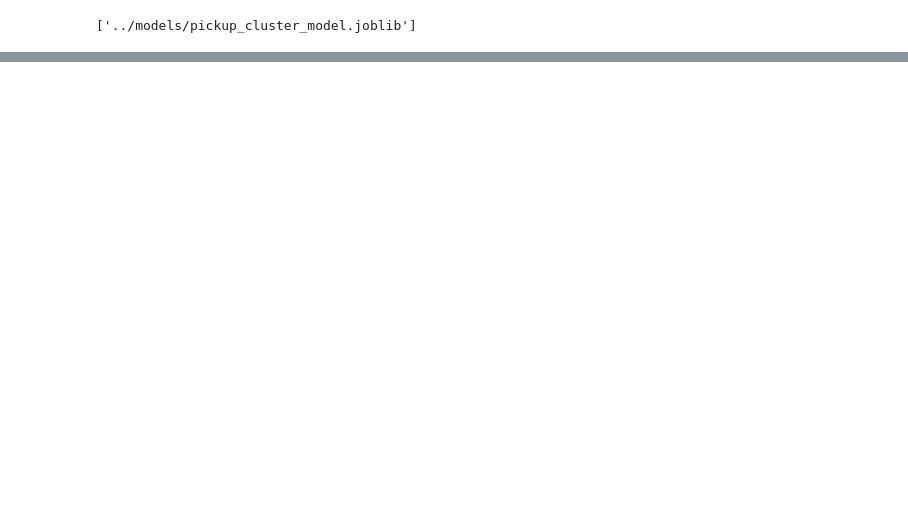
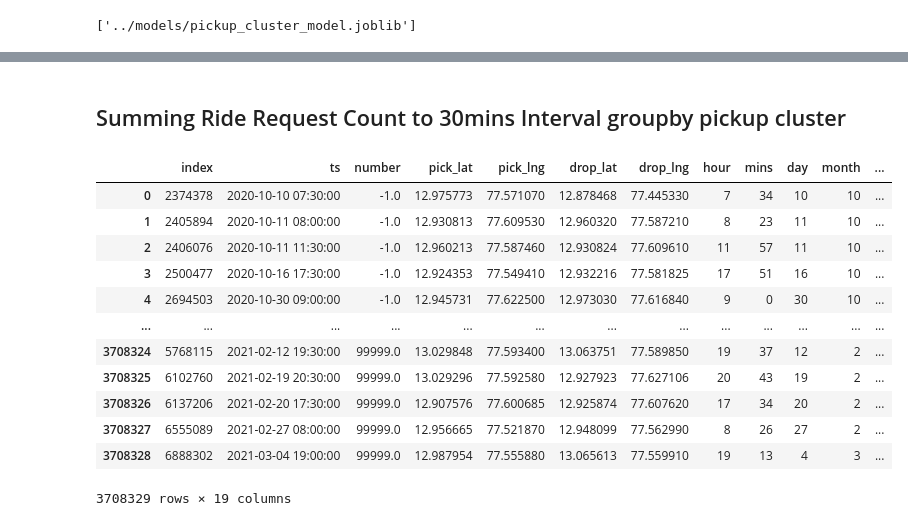
Before and after one commit to chetanhalai3c/DemandPredictionForOla-TimeSeries, a Jupyter notebook: Notebooks/3) Data prep.ipynb, the cells around one changed output, grey strips where cells are left out. Saved outputs shown, nothing was run; the diff lists cells and outputs as text; code cells hidden in the pictures; blank space fills up the shorter version.

```diff
--- a/Notebooks/3) Data prep.ipynb
+++ b/Notebooks/3) Data prep.ipynb
@@ -150,0 +200,28 @@ df.head()
+# %% [markdown]
+## Summing Ride Request Count to 30mins Interval groupby pickup cluster
+# %%
+def round_timestamp_30interval(x):
+    if type(x)==str:
+        x = datetime.strptime(x, '%Y-%m-%d %H:%M:%S')
+    return x- timedelta(minutes=x.minute%30, seconds=x.second, microseconds=x.microsecond)
+
+df['ts'] = np.vectorize(round_timestamp_30interval)(df['ts'])
+# %%
+
+dataset = deepcopy(df)
+dataset.ts = pd.to_datetime(dataset.ts)
+dataset
+# %% [output]
+|  | index | ts | number | pick_lat | pick_lng | drop_lat | drop_lng | hour | mins | day | month | ... |
+| 0 | 2374378 | 2020-10-10 07:30:00 | -1.0 | 12.975773 | 77.571070 | 12.878468 | 77.445330 | 7 | 34 | 10 | 10 | ... |
+| 1 | 2405894 | 2020-10-11 08:00:00 | -1.0 | 12.930813 | 77.609530 | 12.960320 | 77.587210 | 8 | 23 | 11 | 10 | ... |
+| 2 | 2406076 | 2020-10-11 11:30:00 | -1.0 | 12.960213 | 77.587460 | 12.930824 | 77.609610 | 11 | 57 | 11 | 10 | ... |
+| 3 | 2500477 | 2020-10-16 17:30:00 | -1.0 | 12.924353 | 77.549410 | 12.932216 | 77.581825 | 17 | 51 | 16 | 10 | ... |
+| 4 | 2694503 | 2020-10-30 09:00:00 | -1.0 | 12.945731 | 77.622500 | 12.973030 | 77.616840 | 9 | 0 | 30 | 10 | ... |
+| ... | ... | ... | ... | ... | ... | ... | ... | ... | ... | ... | ... | ... |
+| 3708324 | 5768115 | 2021-02-12 19:30:00 | 99999.0 | 13.029848 | 77.593400 | 13.063751 | 77.589850 | 19 | 37 | 12 | 2 | ... |
+| 3708325 | 6102760 | 2021-02-19 20:30:00 | 99999.0 | 13.029296 | 77.592580 | 12.927923 | 77.627106 | 20 | 43 | 19 | 2 | ... |
+| 3708326 | 6137206 | 2021-02-20 17:30:00 | 99999.0 | 12.907576 | 77.600685 | 12.925874 | 77.607620 | 17 | 34 | 20 | 2 | ... |
+| 3708327 | 6555089 | 2021-02-27 08:00:00 | 99999.0 | 12.956665 | 77.521870 | 12.948099 | 77.562990 | 8 | 26 | 27 | 2 | ... |
+| 3708328 | 6888302 | 2021-03-04 19:00:00 | 99999.0 | 12.987954 | 77.555880 | 13.065613 | 77.559910 | 19 | 13 | 4 | 3 | ... |
+3708329 rows × 19 columns
```
Also changed, not shown: parts of 25 cells of this notebook, 8 other files.
